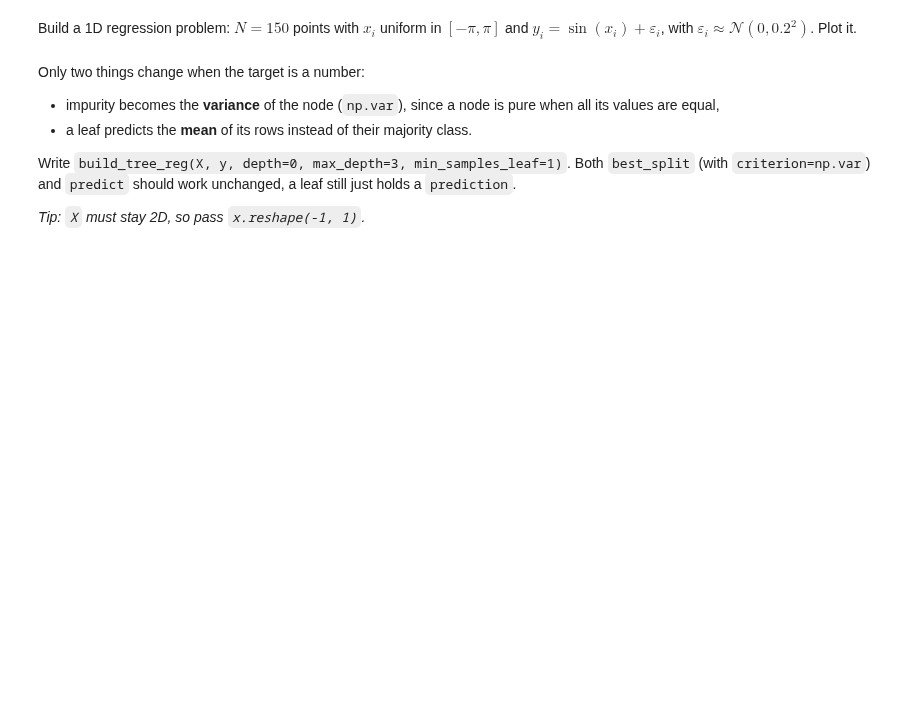
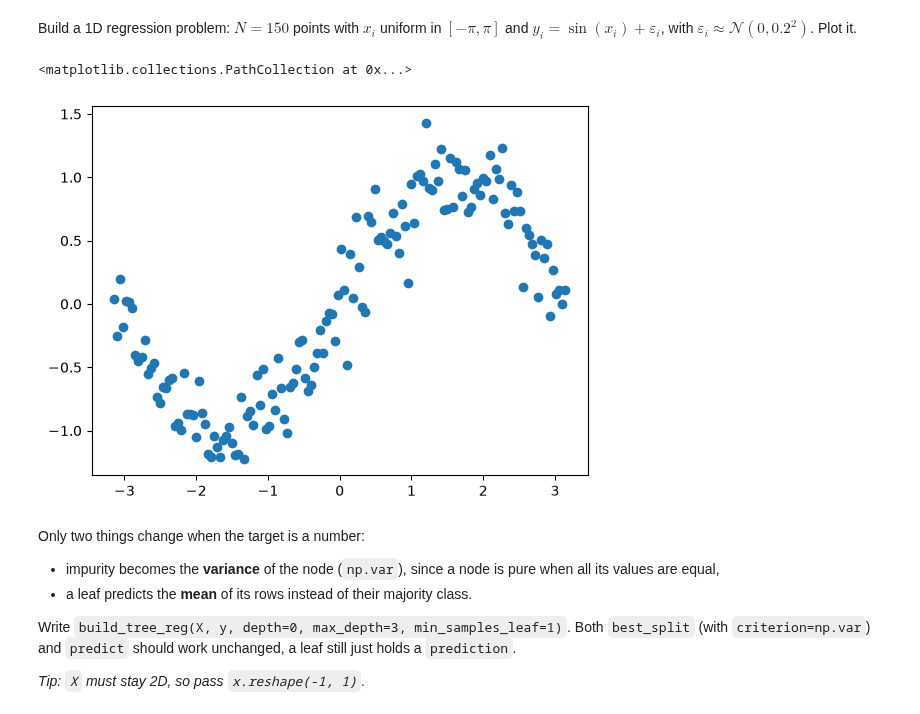
Before and after one commit to pauldubois98/AdcancedTopicsDataScience2026, a Jupyter notebook: Course03/numpy_trees-class.ipynb, the cells around one changed output. Saved outputs shown, nothing was run; the diff lists cells and outputs as text; code cells hidden in the pictures; blank space fills up the shorter version.

```diff
--- a/Course03/numpy_trees-class.ipynb
+++ b/Course03/numpy_trees-class.ipynb
@@ -485,6 +516,14 @@ The three trees see data from the very same distribution. Do they agree?
 # %% [markdown]
 Build a 1D regression problem: $N = 150$ points with $x_i$ uniform in $[-\pi, \pi]$ and
 $y_i = \sin(x_i) + \varepsilon_i$, with $\varepsilon_i \approx \mathcal{N}(0, 0.2^2)$. Plot it.
+# %%
+N = 150
+xs = np.linspace(-np.pi, np.pi, N)
+ys = np.sin(xs) + np.random.randn(N)*0.2
+plt.scatter(xs, ys)
+# %% [output]
+<matplotlib.collections.PathCollection at 0x...>
+[figure, added]
 # %% [markdown]
 Only two things change when the target is a number:
 
```
Also changed, not shown: parts of 20 cells of this notebook, 2 other files.
